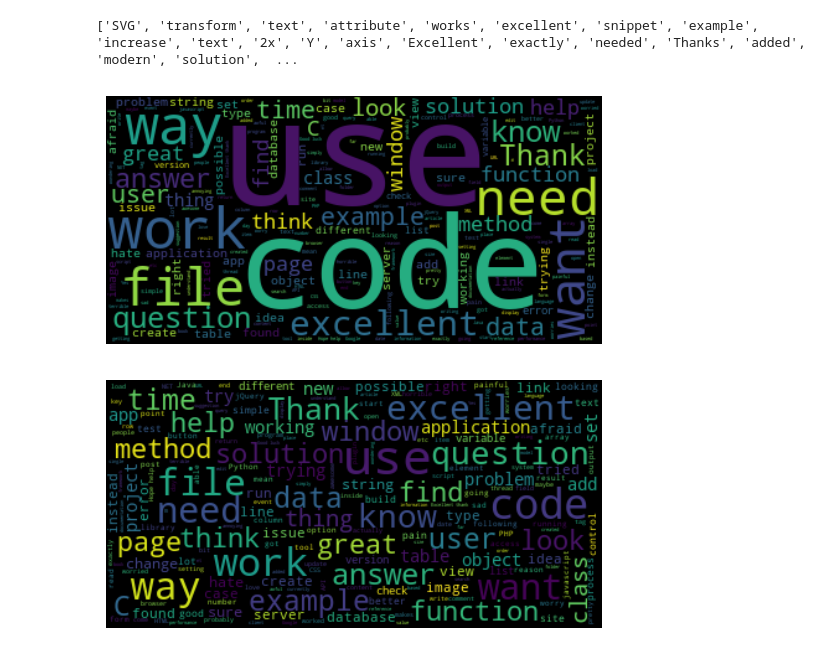
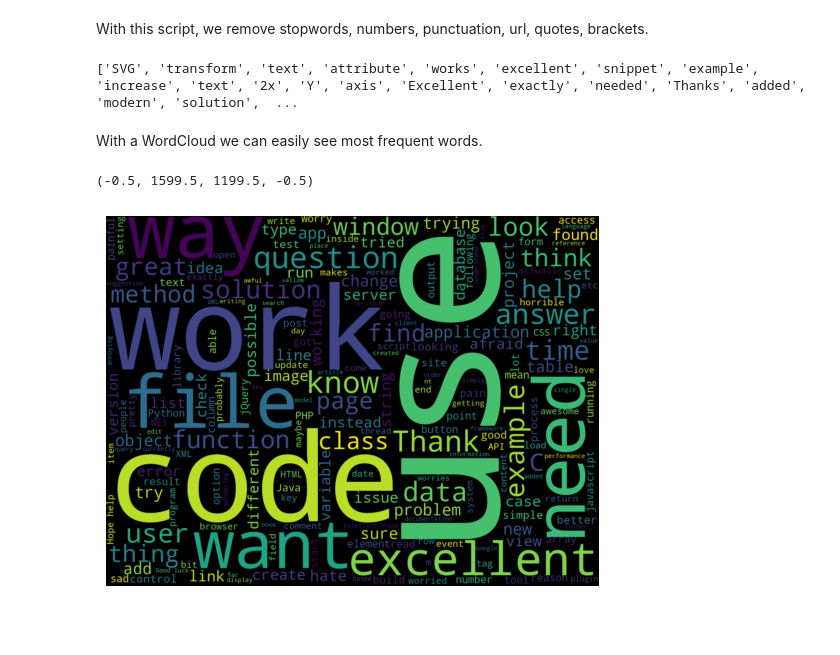
Before and after one commit to F-Zinga/DataMining-EmotionDetection, a Jupyter notebook: notebook/preprocessing.ipynb, the cells around one changed output. Drawn from its saved outputs; the diff is of its cells as text; code cells hidden in the pictures; blank space fills up the shorter version.

```diff
--- a/notebook/preprocessing.ipynb
+++ b/notebook/preprocessing.ipynb
@@ -41,38 +42,41 @@ df_surprise = pd.read_csv('C:/users/kecco/Documenti/Github/DataMining-EmotionDet
 df_joy = pd.read_csv('C:/users/kecco/Documenti/Github/DataMining-EmotionDetection/data/Processed/Dataset/StackOverflow/joy.csv',sep=';',encoding='iso-8859-1')
 
 df_sadness = pd.read_csv('C:/users/kecco/Documenti/Github/DataMining-EmotionDetection/data/Processed/Dataset/StackOverflow/sadness.csv',sep=';',encoding='iso-8859-1')
+# %% [markdown]
+With this script, we remove stopwords, numbers, punctuation, url, quotes, brackets.
 # %%
 nlp = spacy.load("en_core_web_sm")
 stopwords = nlp.Defaults.stop_words
 
-bag_of_words = []
+def preprocess(sentences):
 
-for sentence in df_anger['Text']:
-    doc=nlp(sentence)
-    for token in doc:
-       if not(token.lower_ in stopwords) and not token.is_digit and not token.is_punct and not token.is_bracket and not token.like_num and not token.like_url and not token.is_quote:
-           bag_of_words.append(token.text)
+    bag_of_words =[]
+    for sentence in sentences:
+        doc=nlp(sentence)
+        for token in doc:
+           if not(token.lower_ in stopwords) and not token.is_digit and not token.is_punct and not token.is_bracket and not token.like_num and not token.like_url and not token.is_quote:
+               bag_of_words.append(token.text)
+
+    return bag_of_words
+
+bag_of_words = preprocess(df_anger['Text'])
 
 print(bag_of_words)
 # %% [output]
 ['SVG', 'transform', 'text', 'attribute', 'works', 'excellent', 'snippet', 'example', 'increase', 'text', '2x', 'Y', 'axis', 'Excellent', 'exactly', 'needed', 'Thanks', 'added', 'modern', 'solution',  ...
+# %% [markdown]
+With a WordCloud we can easily see most frequent words.
 # %%
 new_string = ",".join(bag_of_words)
+
 # Generate a word cloud image
-wordcloud = WordCloud().generate(new_string)
+
+wordcloud = WordCloud(width=1600,height=1200).generate(new_string)
 
 # Display the generated image:
-# the matplotlib way:
-import matplotlib.pyplot as plt
+
 plt.imshow(wordcloud, interpolation='bilinear')
 plt.axis("off")
-
-# lower max_font_size
-wordcloud = WordCloud(max_font_size=40).generate(new_string)
-plt.figure()
-plt.imshow(wordcloud, interpolation="bilinear")
-plt.axis("off")
-plt.show()
 # %% [output]
+(-0.5, 1599.5, 1199.5, -0.5)
-[figure, old version]
+[figure, new version]
-[figure, removed]
```
Also changed, not shown: parts of 3 cells of this notebook, 32 other files.
